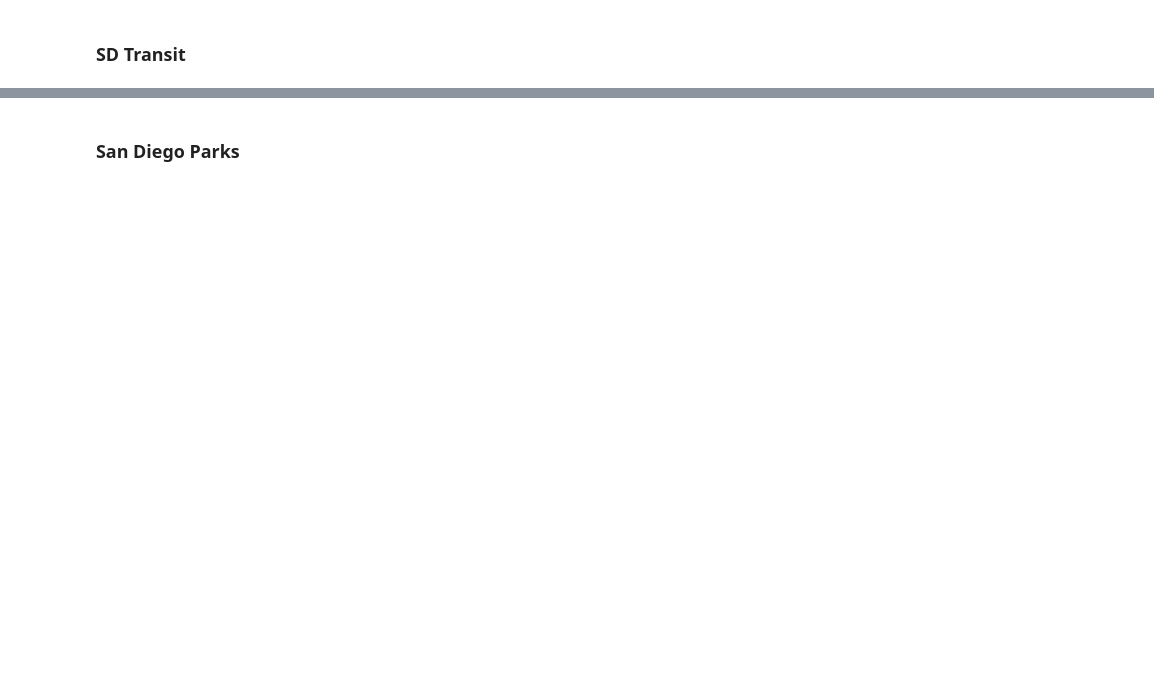
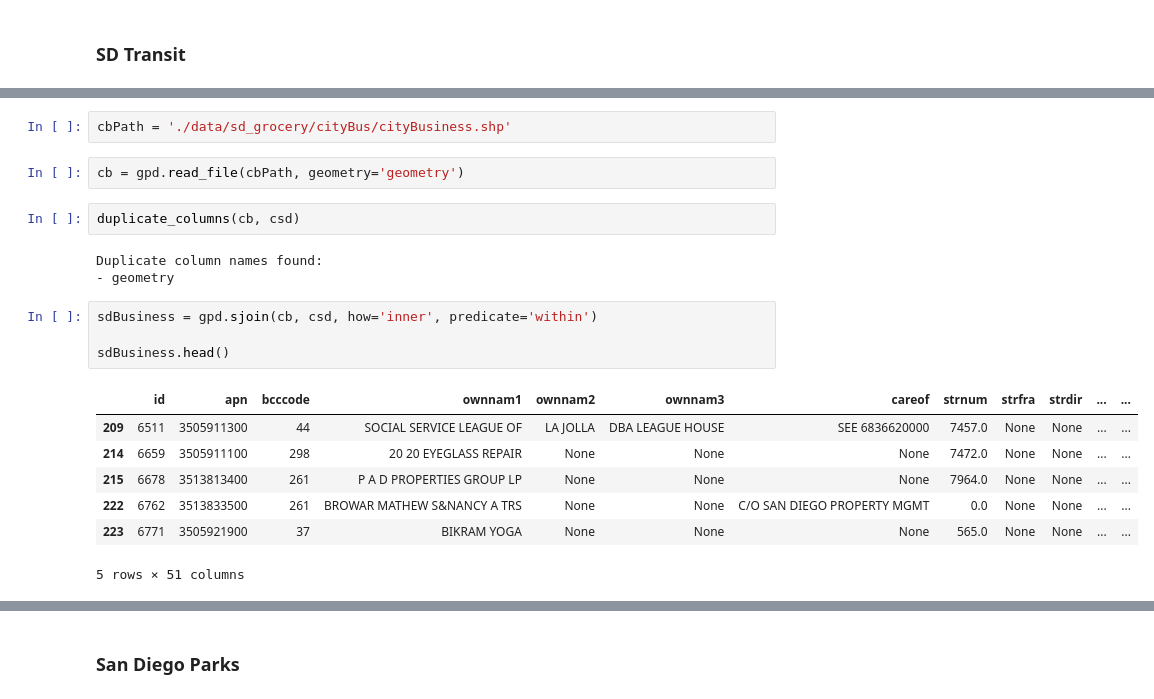
Before and after one commit to robertl0500/15-minute-analysis, a Jupyter notebook: 15-minute-package/sd-imports.ipynb, the cells around one changed output, grey strips where cells are left out. Cells and saved outputs as stored; diff of their text form; blank space fills up the shorter version.

```diff
--- a/15-minute-package/sd-imports.ipynb
+++ b/15-minute-package/sd-imports.ipynb
@@ -533,0 +457,21 @@ sdgs.plot()
+# %%
+cbPath = './data/sd_grocery/cityBus/cityBusiness.shp'
+# %%
+cb = gpd.read_file(cbPath, geometry='geometry')
+# %%
+duplicate_columns(cb, csd)
+# %% [output]
+Duplicate column names found:
+- geometry
+# %%
+sdBusiness = gpd.sjoin(cb, csd, how='inner', predicate='within')
+
+sdBusiness.head()
+# %% [output]
+|  | id | apn | bcccode | ownnam1 | ownnam2 | ownnam3 | careof | strnum | strfra | strdir | ... | ... |
+| 209 | 6511 | 3505911300 | 44 | SOCIAL SERVICE LEAGUE OF | LA JOLLA | DBA LEAGUE HOUSE | SEE 6836620000 | 7457.0 | None | None | ... | ... |
+| 214 | 6659 | 3505911100 | 298 | 20 20 EYEGLASS REPAIR | None | None | None | 7472.0 | None | None | ... | ... |
+| 215 | 6678 | 3513813400 | 261 | P A D PROPERTIES GROUP LP | None | None | None | 7964.0 | None | None | ... | ... |
+| 222 | 6762 | 3513833500 | 261 | BROWAR MATHEW S&NANCY A TRS | None | None | C/O SAN DIEGO PROPERTY MGMT | 0.0 | None | None | ... | ... |
+| 223 | 6771 | 3505921900 | 37 | BIKRAM YOGA | None | None | None | 565.0 | None | None | ... | ... |
+5 rows × 51 columns
```
Also changed, not shown: parts of 164 cells of this notebook, 31 other files.
